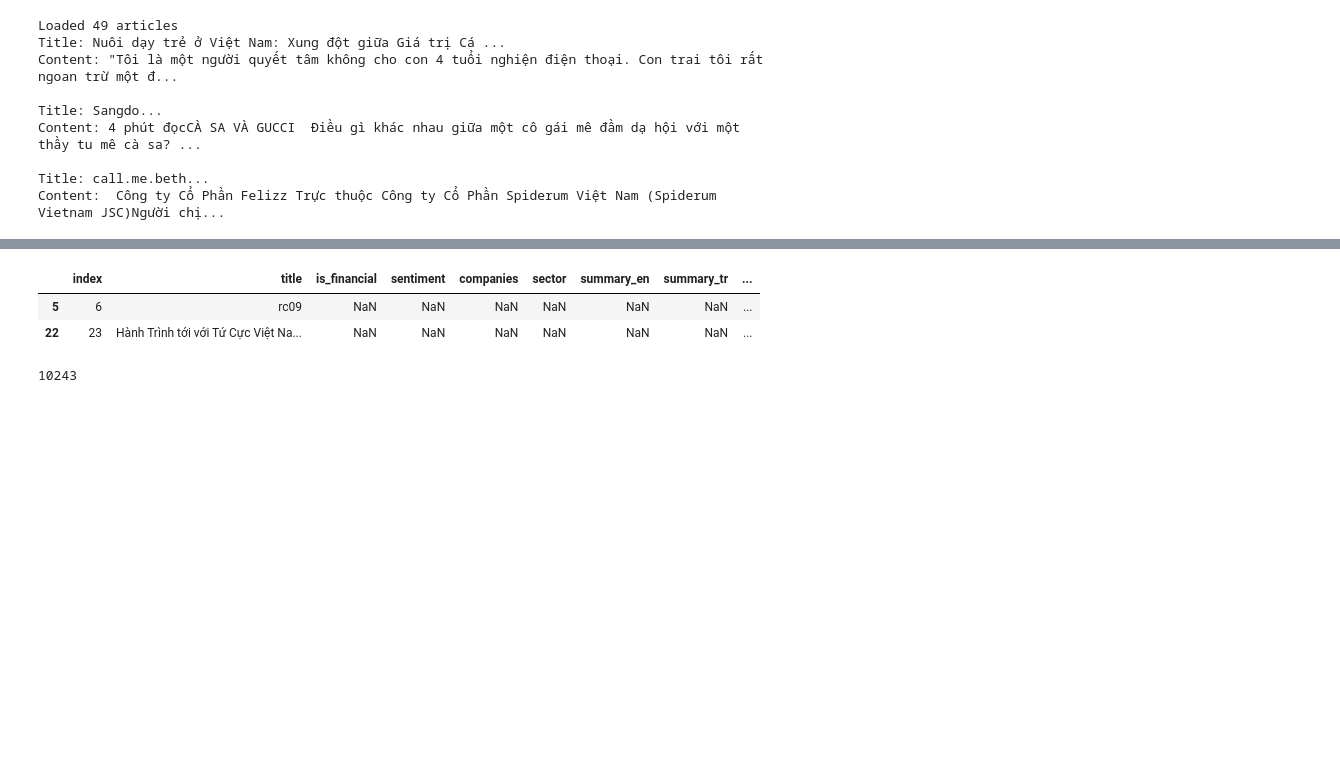
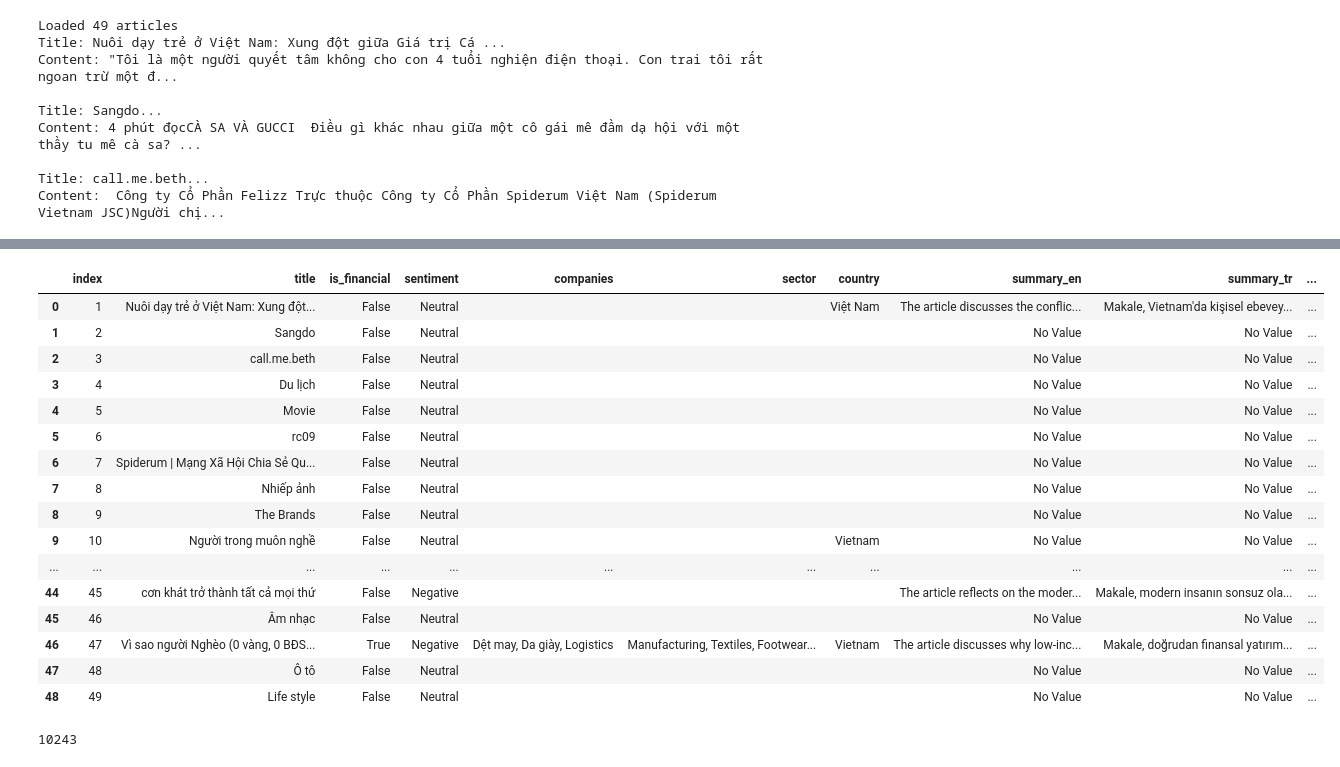
Before and after one commit to LongAiden/news-classification, a Jupyter notebook: test.ipynb, the cells around one changed output, grey strips where cells are left out. Cells and saved outputs as stored; diff of their text form; code cells hidden in the pictures; blank space fills up the shorter version.

```diff
--- a/test.ipynb
+++ b/test.ipynb
@@ -1468,9 +1397,23 @@ results.loc[(results['error'].str.contains('RESOURCE_EXHAUSTED'))&
 # %%
-results.loc[(results['summary_en'].isnull())]
+results.loc[~(results['summary_en'].isnull())]
 # %% [output]
-|  | index | title | is_financial | sentiment | companies | sector | summary_en | summary_tr | ... |
-| 5 | 6 | rc09 | NaN | NaN | NaN | NaN | NaN | NaN | ... |
-| 22 | 23 | Hành Trình tới với Tứ Cực Việt Na... | NaN | NaN | NaN | NaN | NaN | NaN | ... |
+|  | index | title | is_financial | sentiment | companies | sector | country | summary_en | summary_tr | ... |
+| 0 | 1 | Nuôi dạy trẻ ở Việt Nam: Xung đột... | False | Neutral |  |  | Việt Nam | The article discusses the conflic... | Makale, Vietnam'da kişisel ebevey... | ... |
+| 1 | 2 | Sangdo | False | Neutral |  |  |  | No Value | No Value | ... |
+| 2 | 3 | call.me.beth | False | Neutral |  |  |  | No Value | No Value | ... |
+| 3 | 4 | Du lịch | False | Neutral |  |  |  | No Value | No Value | ... |
+| 4 | 5 | Movie | False | Neutral |  |  |  | No Value | No Value | ... |
+| 5 | 6 | rc09 | False | Neutral |  |  |  | No Value | No Value | ... |
+| 6 | 7 | Spiderum | Mạng Xã Hội Chia Sẻ Qu... | False | Neutral |  |  |  | No Value | No Value | ... |
+| 7 | 8 | Nhiếp ảnh | False | Neutral |  |  |  | No Value | No Value | ... |
+| 8 | 9 | The Brands | False | Neutral |  |  |  | No Value | No Value | ... |
+| 9 | 10 | Người trong muôn nghề | False | Neutral |  |  | Vietnam | No Value | No Value | ... |
+| ... | ... | ... | ... | ... | ... | ... | ... | ... | ... | ... |
+| 44 | 45 | cơn khát trở thành tất cả mọi thứ | False | Negative |  |  |  | The article reflects on the moder... | Makale, modern insanın sonsuz ola... | ... |
+| 45 | 46 | Âm nhạc | False | Neutral |  |  |  | No Value | No Value | ... |
+| 46 | 47 | Vì sao người Nghèo (0 vàng, 0 BĐS... | True | Negative | Dệt may, Da giày, Logistics | Manufacturing, Textiles, Footwear... | Vietnam | The article discusses why low-inc... | Makale, doğrudan finansal yatırım... | ... |
+| 47 | 48 | Ô tô | False | Neutral |  |  |  | No Value | No Value | ... |
+| 48 | 49 | Life style | False | Neutral |  |  |  | No Value | No Value | ... |
 # %%
 # df_check[['title','content']].values[5]
 len(df_check[['content']].values[22][0])
```
Also changed, not shown: parts of 4 cells of this notebook, 1 other file.
